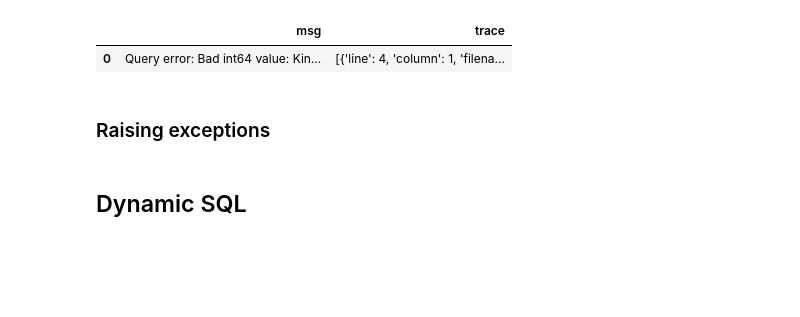
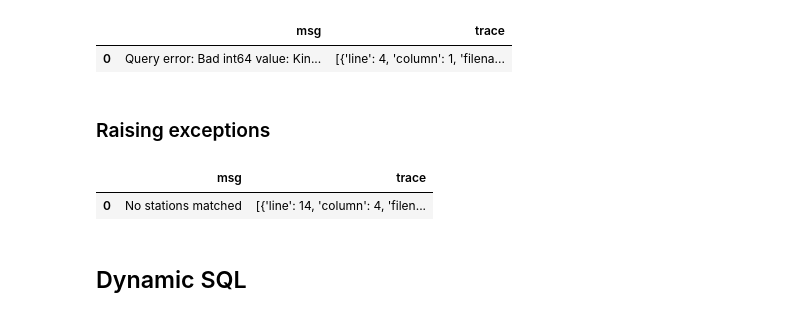
Before and after one commit to aymanfarhat/bq-notebook-examples, a Jupyter notebook: scripting.ipynb, the cells around one changed output. Saved outputs shown, nothing was run; the diff lists cells and outputs as text; code cells hidden in the pictures; blank space fills up the shorter version.

```diff
--- a/scripting.ipynb
+++ b/scripting.ipynb
@@ -203,26 +204,29 @@ END
 # %%
 %%bigquery
 
 BEGIN
 DECLARE
   stations ARRAY<STRING>;
 SET
   stations = (
   SELECT
     ARRAY_AGG(name) names
   FROM
     dataflow-templates-327714.bigquery_examples.cycle_stations
   WHERE
-    name LIKE '%Kings%'); -- Replace with another value to trigger exception
+    name LIKE '%potato%'); -- Replace with another value to trigger exception
 
 IF ARRAY_LENGTH(stations) = 0 THEN
    RAISE USING MESSAGE = "No stations matched";
 END IF;
 
    EXCEPTION
     WHEN ERROR THEN SELECT @@error.message AS msg, @@error.stack_trace AS trace;
 END
   ;
+# %% [output]
+|  | msg | trace |
+| 0 | No stations matched | [{'line': 14, 'column': 4, 'filen... |
 # %% [markdown]
 ## Dynamic SQL
 # %% [markdown]
```
Also changed, not shown: parts of 8 cells of this notebook, 2 other files.
